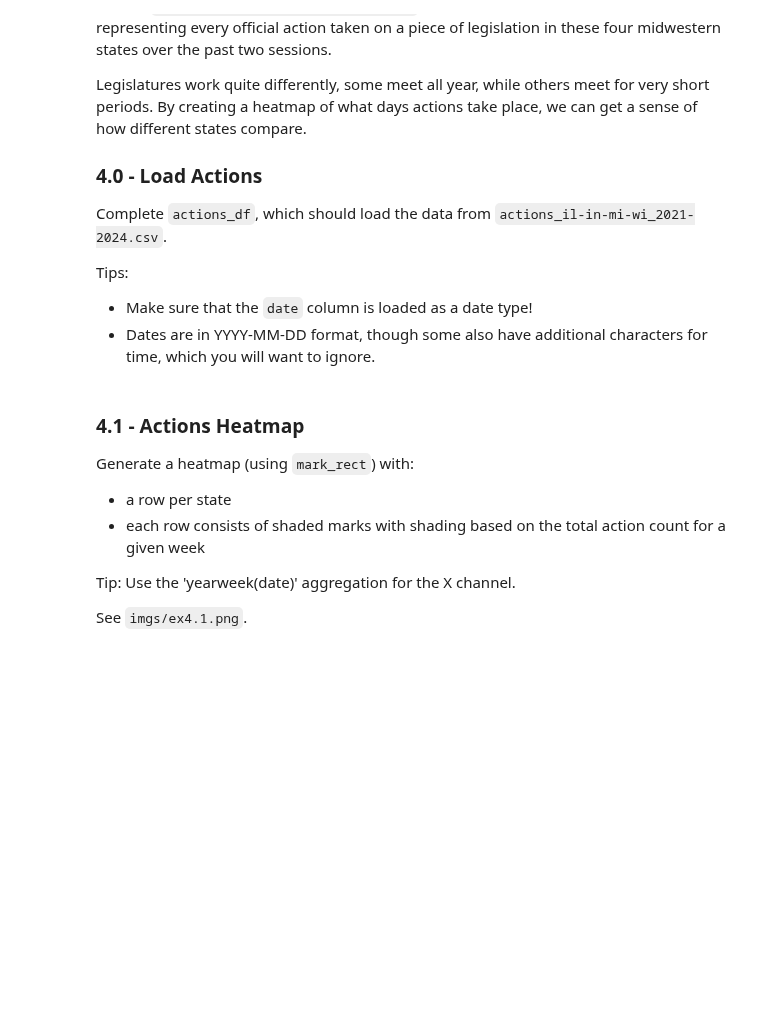
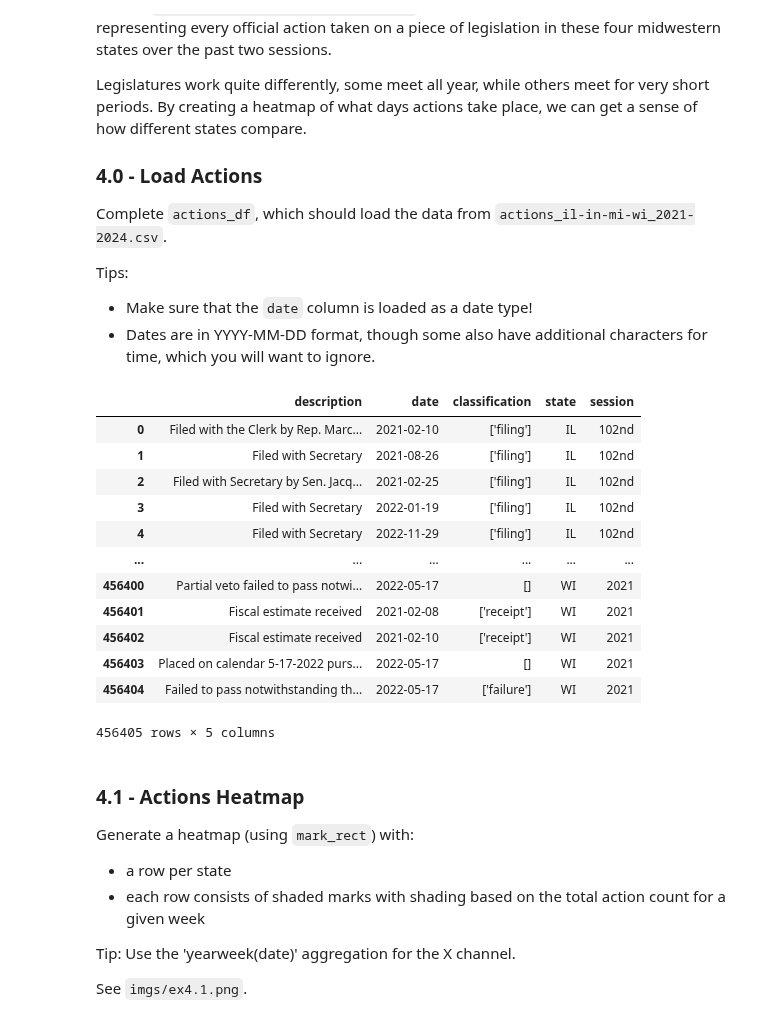
Before and after one commit to daniavayu/data-viz-labs, a Jupyter notebook: altair-lab/altair_lab.ipynb, the cells around one changed output. Drawn from its saved outputs; the diff is of its cells as text; code cells hidden in the pictures; blank space fills up the shorter version.

```diff
--- a/altair-lab/altair_lab.ipynb
+++ b/altair-lab/altair_lab.ipynb
@@ -228,7 +525,26 @@ Tips:
 - Dates are in YYYY-MM-DD format, though some also have additional characters for time, which you will want to ignore.
 # %%
 def actions_df():
-    pass # IMPLEMENTATION HERE
+    df_actions = actions.copy()
+    # First 10 characters of the date string and convert to datetime
+    df_actions["date"] = pd.to_datetime(df_actions["date"].str[:10], format="%Y-%m-%d")
+    return df_actions
+
+actions_df()
+# %% [output]
+|  | description | date | classification | state | session |
+| 0 | Filed with the Clerk by Rep. Marc... | 2021-02-10 | ['filing'] | IL | 102nd |
+| 1 | Filed with Secretary | 2021-08-26 | ['filing'] | IL | 102nd |
+| 2 | Filed with Secretary by Sen. Jacq... | 2021-02-25 | ['filing'] | IL | 102nd |
+| 3 | Filed with Secretary | 2022-01-19 | ['filing'] | IL | 102nd |
+| 4 | Filed with Secretary | 2022-11-29 | ['filing'] | IL | 102nd |
+| ... | ... | ... | ... | ... | ... |
+| 456400 | Partial veto failed to pass notwi... | 2022-05-17 | [] | WI | 2021 |
+| 456401 | Fiscal estimate received | 2021-02-08 | ['receipt'] | WI | 2021 |
+| 456402 | Fiscal estimate received | 2021-02-10 | ['receipt'] | WI | 2021 |
+| 456403 | Placed on calendar 5-17-2022 purs... | 2022-05-17 | [] | WI | 2021 |
+| 456404 | Failed to pass notwithstanding th... | 2022-05-17 | ['failure'] | WI | 2021 |
+456405 rows × 5 columns
 # %% [markdown]
 ### 4.1 - Actions Heatmap
 
```
Also changed, not shown: parts of 21 cells of this notebook, 3 other files.
